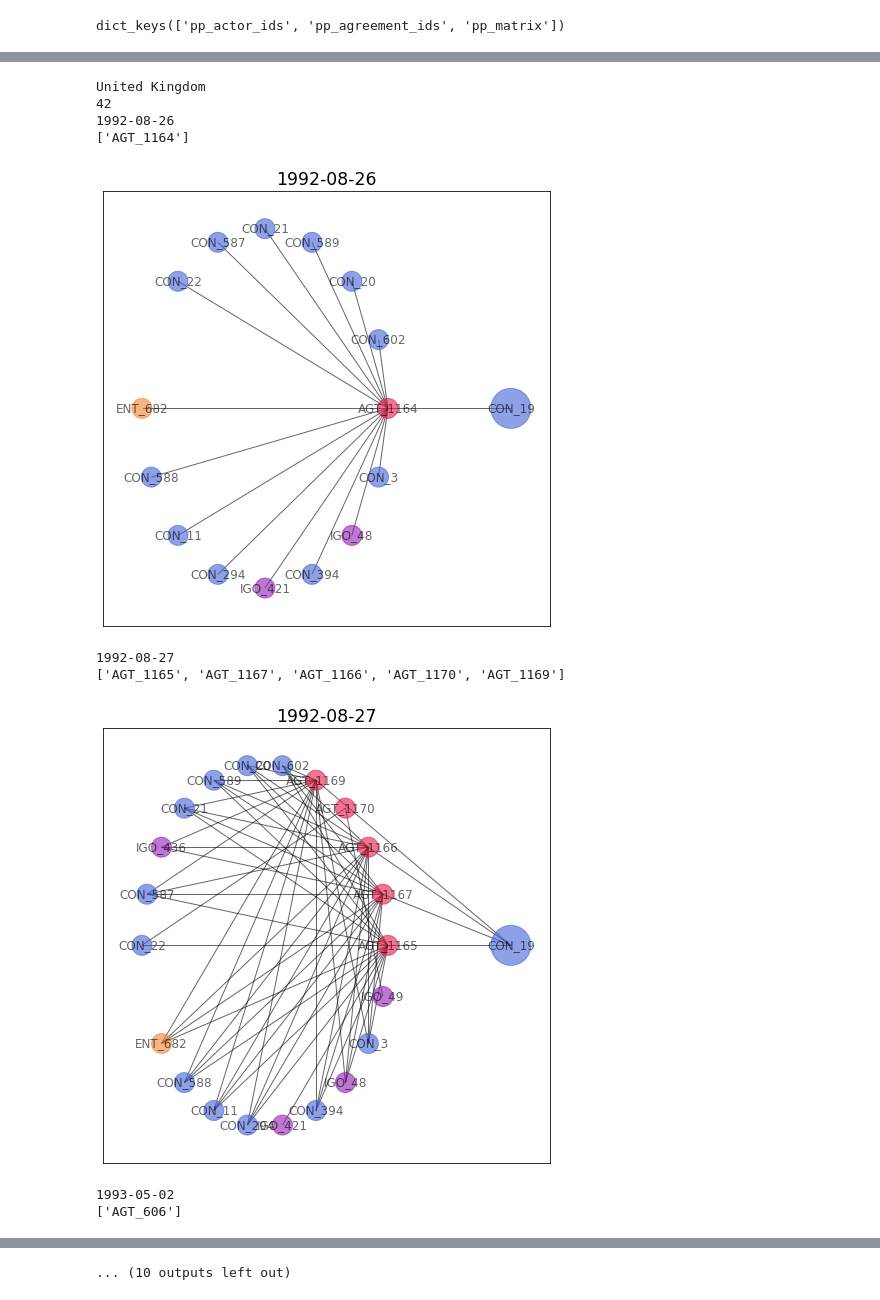
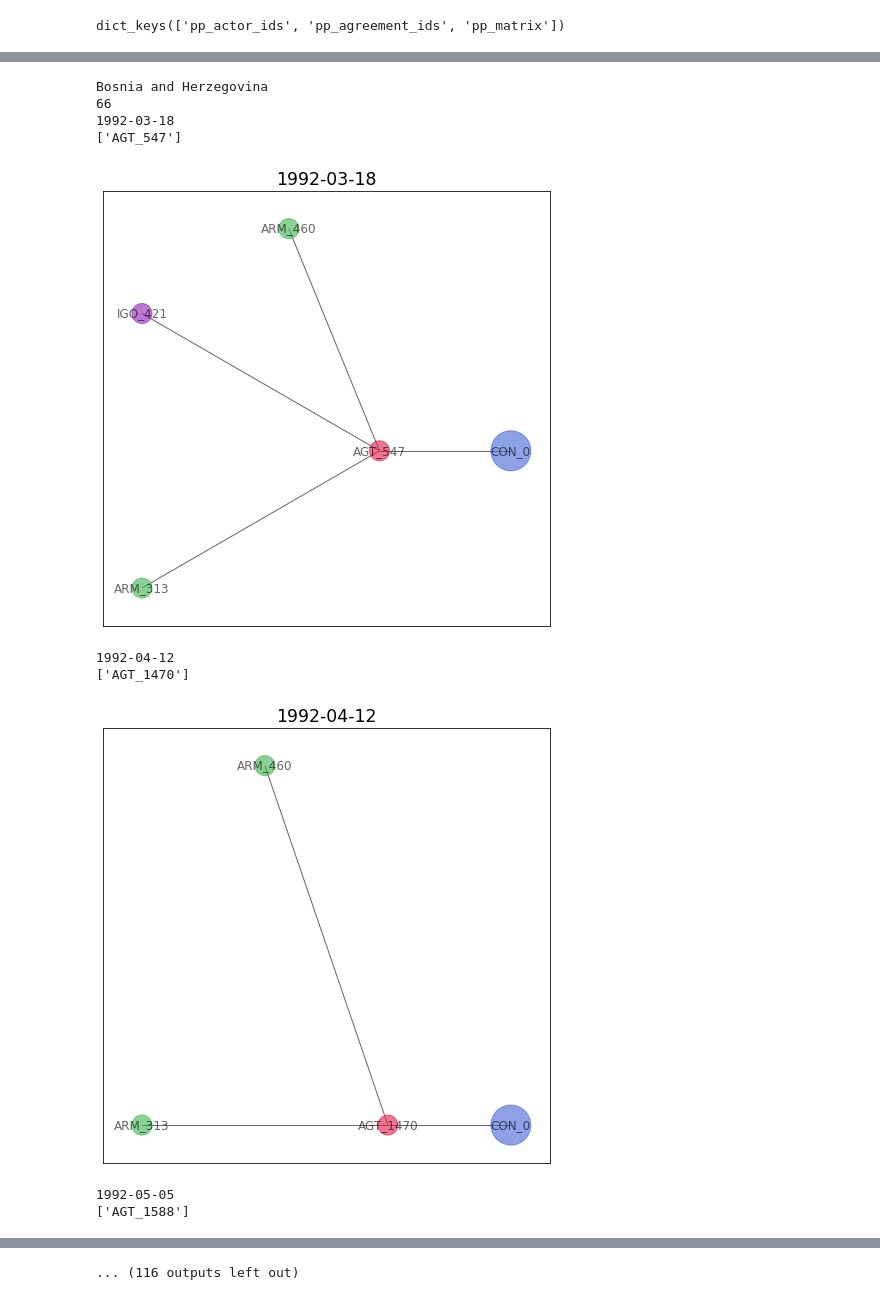
Before and after one commit to roybgardner/agreements-actors, a Jupyter notebook: signatories_network_time_series.ipynb, the cells around one changed output, grey strips where cells are left out. Saved outputs shown, nothing was run; the diff lists cells and outputs as text; code cells hidden in the pictures.

```diff
--- a/signatories_network_time_series.ipynb
+++ b/signatories_network_time_series.ipynb
@@ -86,7 +99,7 @@ def display_networkx_graph(actor_id,query_matrix,vertex_indices,adj_vertices,dat
     plt.show()
 
 # Decide on an actor
-actor_id = 'CON_19'
+actor_id = 'CON_0'
 print(get_actor_name(actor_id,data_dict))
 actor_index = pp_data_dict['pp_actor_ids'].index(actor_id)
 print(actor_index)
@@ -110,40 +123,40 @@ for agreement_id in pp_data_dict['pp_agreement_ids']:
         dates_dict[date].append(agreement_id)
     else:
         dates_dict[date]= [agreement_id]
 
 dates = sorted(dates_dict.items(),key=lambda kv:kv[0])
 
 adj_matrix,adj_vertices = adjacency_from_biadjacency(pp_data_dict)
 
 for t in dates:
     print(t[0])
     agreement_ids = t[1]
     print(agreement_ids)
     agreement_indices = [pp_data_dict['pp_agreement_ids'].index(agreement_id) for\
                          agreement_id in agreement_ids]
     actor_indices = []
     for agreement_index in agreement_indices:
         actor_indices.extend([index for index,v in enumerate(pp_data_dict['pp_matrix'][agreement_index]) if\
                                   v==1])
         actor_indices = list(set(actor_indices))
 
     actor_ids = [pp_data_dict['pp_actor_ids'][index] for index in actor_indices]
 
     query_vertices = []
     query_vertices.extend(actor_ids)
     query_vertices.extend(agreement_ids)
     query_indices = [adj_vertices.index(vertex) for vertex in query_vertices]
     query_matrix,found_indices = get_query_matrix(query_indices,adj_matrix,operator='AND')
     display_networkx_graph(actor_id,query_matrix,found_indices,adj_vertices,data_dict,title=t[0],file=t[0])
     #break
 # %% [output]
-United Kingdom
-42
-1992-08-26
-['AGT_1164']
+Bosnia and Herzegovina
+66
+1992-03-18
+['AGT_547']
-[figure, old version]
+[figure, new version]
-1992-08-27
-['AGT_1165', 'AGT_1167', 'AGT_1166', 'AGT_1170', 'AGT_1169']
+1992-04-12
+['AGT_1470']
-[figure, old version]
+[figure, new version]
-1993-05-02
-['AGT_606']
+1992-05-05
+['AGT_1588']
@@ -160 +173 @@ United Kingdom
-... (10 outputs left out)
+... (116 outputs left out)
```
Also changed, not shown: parts of 3 cells of this notebook, 2 other files.
